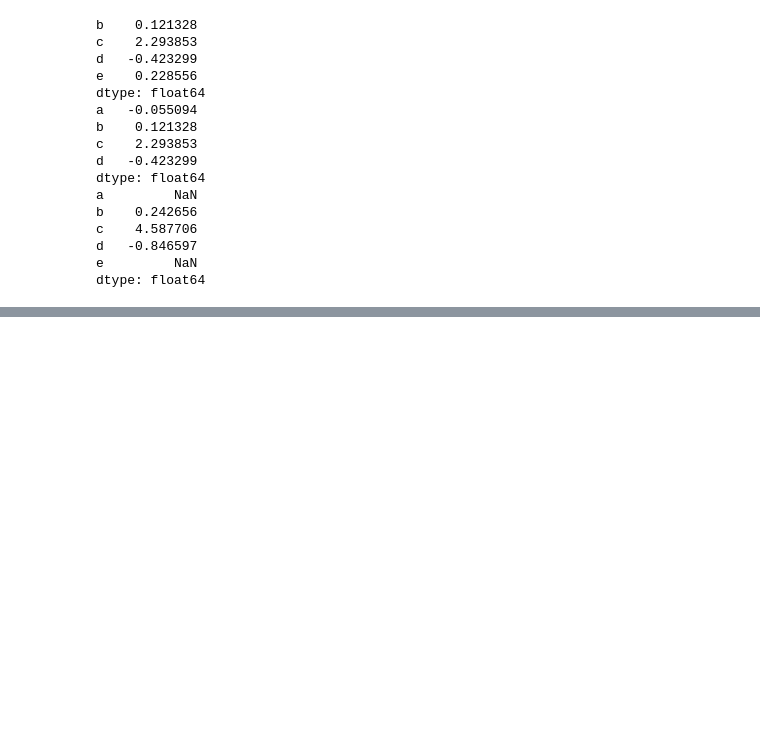
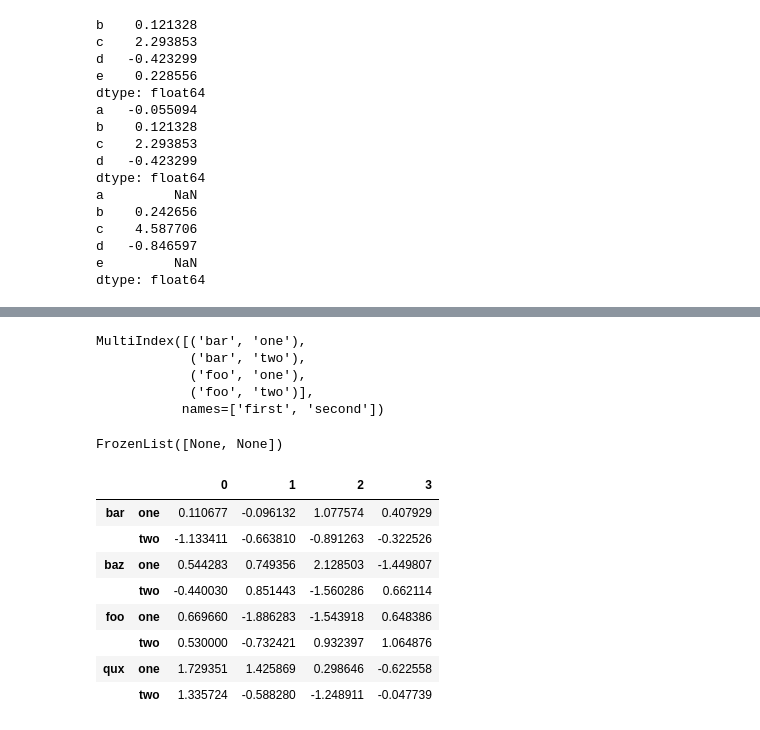
Before and after one commit to steven-xian/example, a Jupyter notebook: learn_python/example.ipynb, the cells around one changed output, grey strips where cells are left out. Cells and saved outputs as stored; diff of their text form; code cells hidden in the pictures; blank space fills up the shorter version.

```diff
--- a/learn_python/example.ipynb
+++ b/learn_python/example.ipynb
@@ -203,0 +294,40 @@ dtype: float64
+# %%
+df = pd.DataFrame(
+    [["bar", "one"], ["bar", "two"], ["foo", "one"], ["foo", "two"]],
+    columns=["first", "second"]
+)
+
+pd.MultiIndex.from_frame(df)
+# %% [output]
+MultiIndex([('bar', 'one'),
+            ('bar', 'two'),
+            ('foo', 'one'),
+            ('foo', 'two')],
+           names=['first', 'second'])
+# %%
+arrays = [
+    np.array(["bar", "bar", "baz", "baz", "foo", "foo", "qux", "qux"]),
+    np.array(["one", "two", "one", "two", "one", "two", "one", "two"])
+]
+
+s = pd.Series(np.random.randn(8), index=arrays)
+
+s
+
+df = pd.DataFrame(np.random.randn(8, 4), index=arrays)
+
+df.index.names
+# %% [output]
+FrozenList([None, None])
+# %%
+df
+# %% [output]
+|  |  | 0 | 1 | 2 | 3 |
+| bar | one | 0.110677 | -0.096132 | 1.077574 | 0.407929 |
+|  | two | -1.133411 | -0.663810 | -0.891263 | -0.322526 |
+| baz | one | 0.544283 | 0.749356 | 2.128503 | -1.449807 |
+|  | two | -0.440030 | 0.851443 | -1.560286 | 0.662114 |
+| foo | one | 0.669660 | -1.886283 | -1.543918 | 0.648386 |
+|  | two | 0.530000 | -0.732421 | 0.932397 | 1.064876 |
+| qux | one | 1.729351 | 1.425869 | 0.298646 | -0.622558 |
+|  | two | 1.335724 | -0.588280 | -1.248911 | -0.047739 |
```
Also changed, not shown: parts of 11 cells of this notebook, 4 other files.
